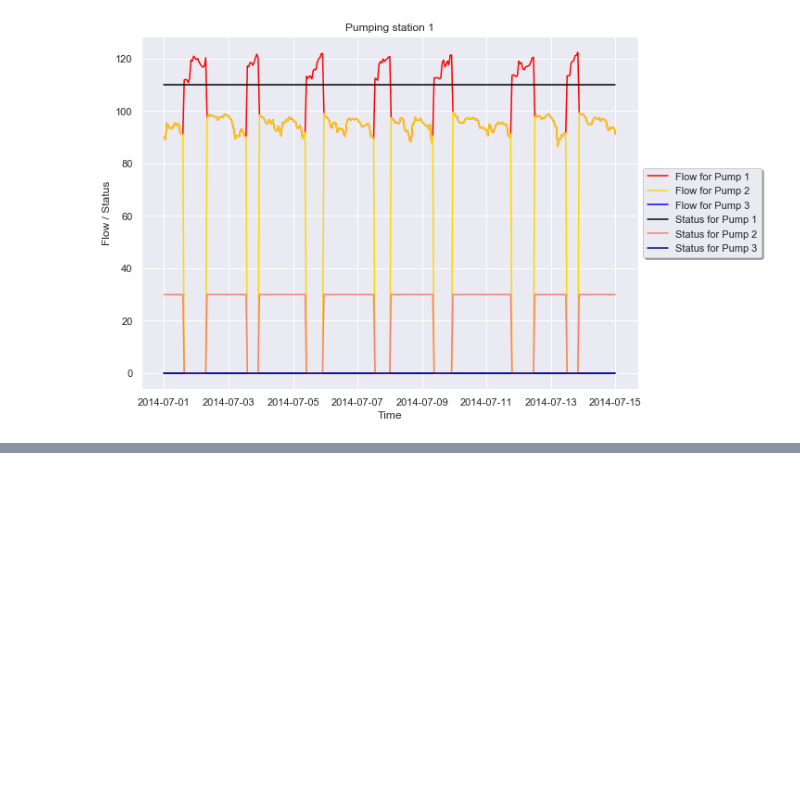
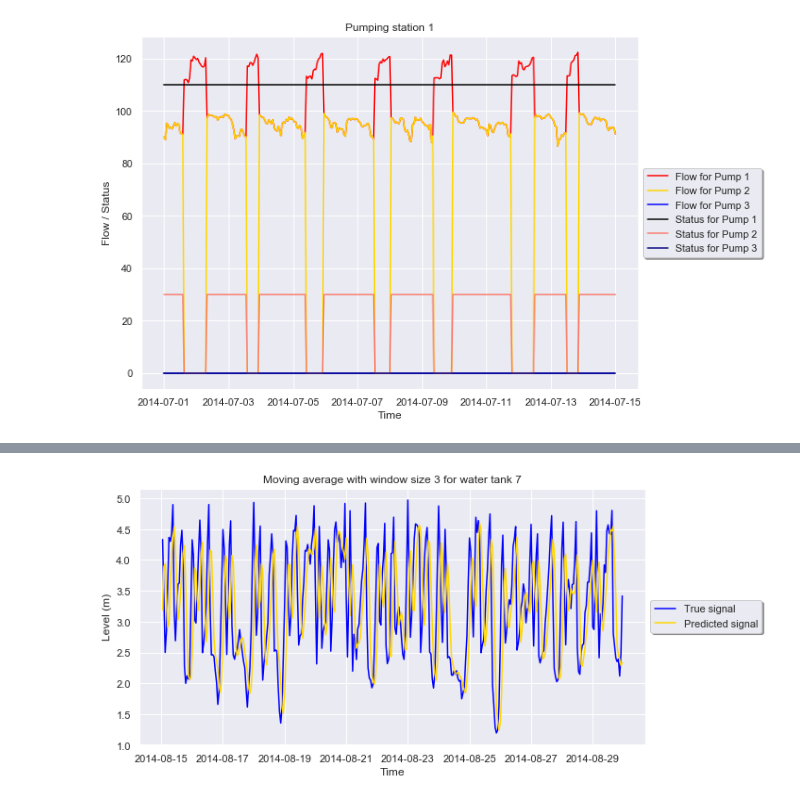
Before and after one commit to simionAndrei/CyberAnomDetect2, a Jupyter notebook: Exploratory Analysis.ipynb, the cells around one changed output, grey strips where cells are left out. Drawn from its saved outputs; the diff is of its cells as text; code cells hidden in the pictures; blank space fills up the shorter version.

Commit message:
Add additional plots for Exploratory Analysis

```diff
--- a/Exploratory Analysis.ipynb
+++ b/Exploratory Analysis.ipynb
@@ -98,0 +90,5 @@ create_correlation_heatmap("Correlation", corr_df, df_train.columns[:-1], "corr_
+# %%
+mavg_model = MovingAverage(window_size = 3, logger = logger)
+mavg_model.load_signal(times = df_train.index.values, values = df_train['L_T7'].values,
+                       signal_str = "water tank 7")
+mavg_model.predict()
@@ -98,0 +107,5 @@ create_correlation_heatmap("Correlation", corr_df, df_train.columns[:-1], "corr_
+# %%
+mavg_model.plot_prediction(start_time = '2014-08-15 00', stop_time = '2014-08-30 00',
+                           filename = "mavg_tank7.png")
+# %% [output]
+[figure, added]
```
Also changed, not shown: parts of 8 cells of this notebook, 6 other files.
